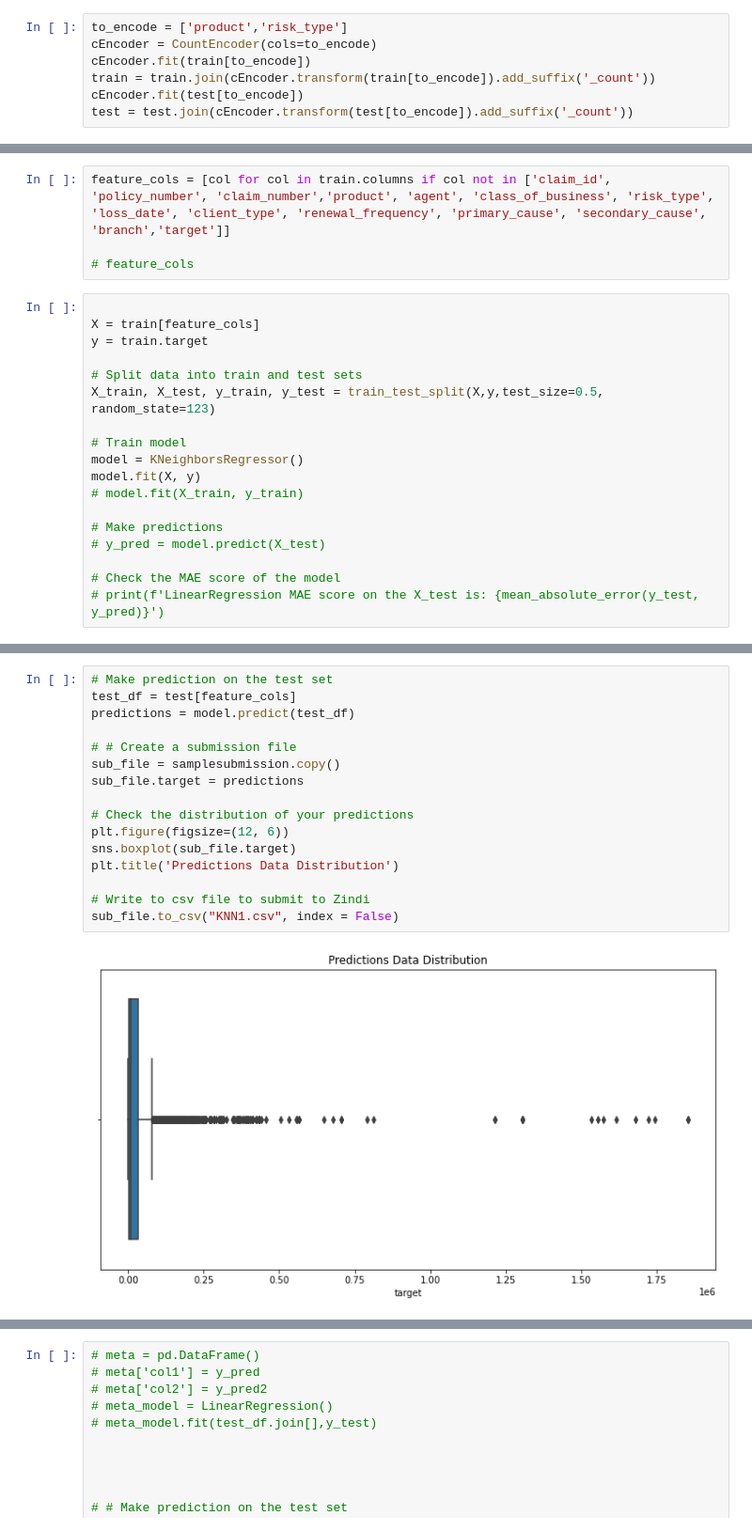
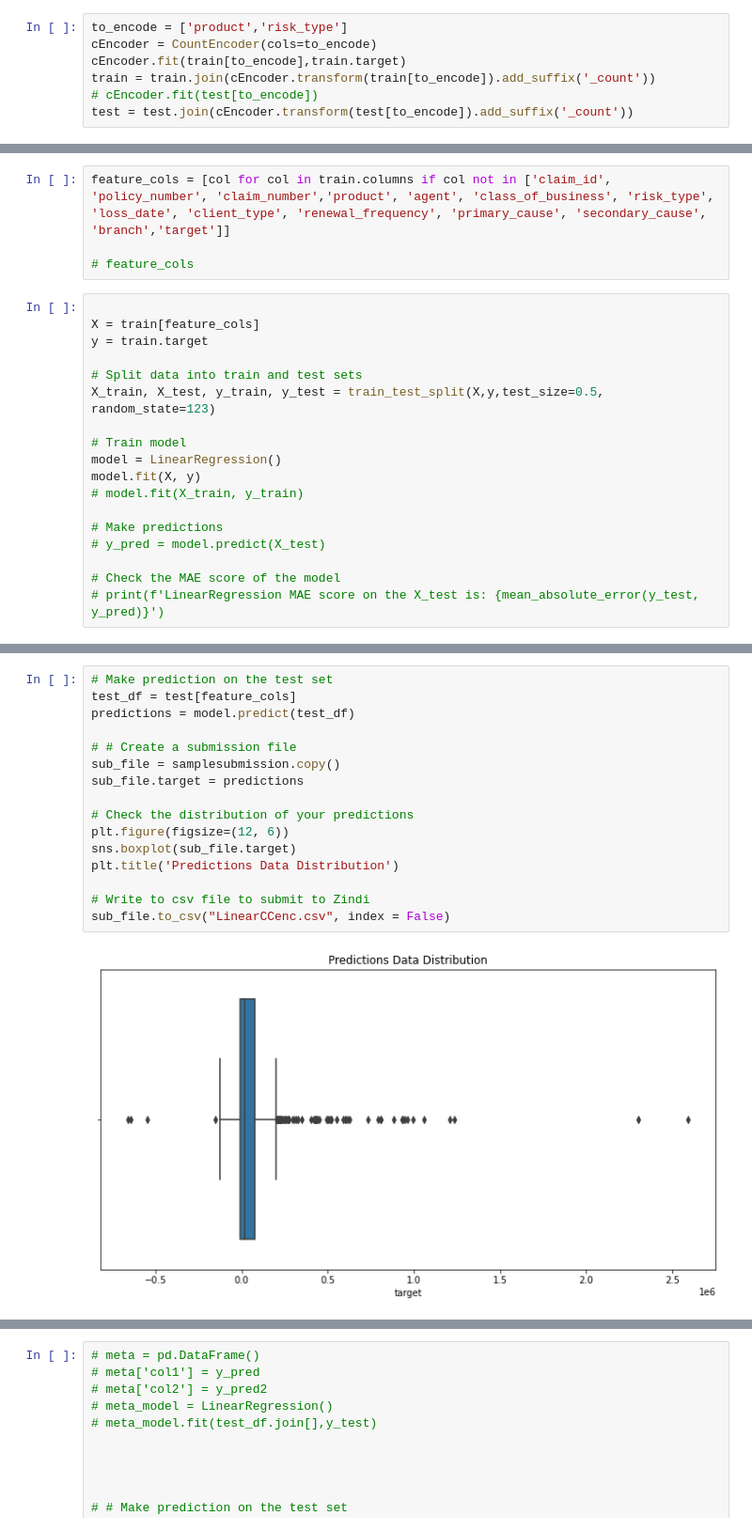
Before and after one commit to simiel/2022UHA, a Jupyter notebook: notebook/2.ipynb, the cells around one changed output, grey strips where cells are left out. Shown: that part at 94% size. Saved outputs shown, nothing was run; the diff lists cells and outputs as text.

```diff
--- a/notebook/2.ipynb
+++ b/notebook/2.ipynb
@@ -88,9 +89,9 @@ data.shape
 # %%
 to_encode = ['product','risk_type']
 cEncoder = CountEncoder(cols=to_encode)
-cEncoder.fit(train[to_encode])
+cEncoder.fit(train[to_encode],train.target)
 train = train.join(cEncoder.transform(train[to_encode]).add_suffix('_count'))
-cEncoder.fit(test[to_encode])
+# cEncoder.fit(test[to_encode])
 test = test.join(cEncoder.transform(test[to_encode]).add_suffix('_count'))
 # %%
 train.shape
@@ -129,7 +130,7 @@ y = train.target
 X_train, X_test, y_train, y_test = train_test_split(X,y,test_size=0.5, random_state=123)
 
 # Train model
-model = KNeighborsRegressor()
+model = LinearRegression()
 model.fit(X, y)
 # model.fit(X_train, y_train)
 
@@ -154,21 +157,21 @@ model2.fit(X, y)
 # %%
 # Make prediction on the test set
 test_df = test[feature_cols]
 predictions = model.predict(test_df)
 
 # # Create a submission file
 sub_file = samplesubmission.copy()
 sub_file.target = predictions
 
 # Check the distribution of your predictions
 plt.figure(figsize=(12, 6))
 sns.boxplot(sub_file.target)
 plt.title('Predictions Data Distribution')
 
 # Write to csv file to submit to Zindi
-sub_file.to_csv("KNN1.csv", index = False)
+sub_file.to_csv("LinearCCenc.csv", index = False)
 # %% [output]
-[figure, old version]
+[figure, new version]
 # %%
 # Make prediction on the test set
 test_df = test[feature_cols]
```
Also changed, not shown: parts of 6 cells of this notebook.
